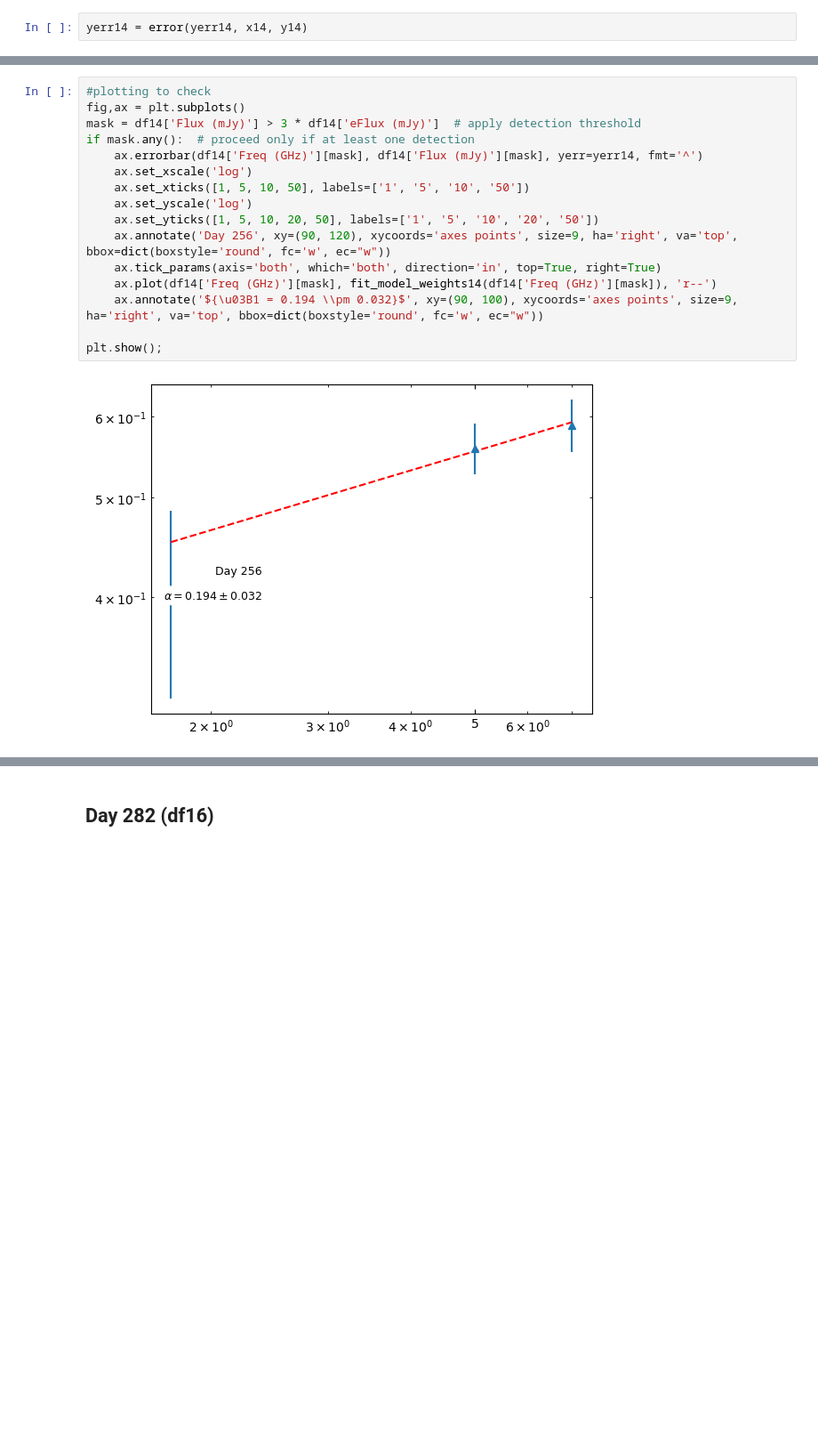
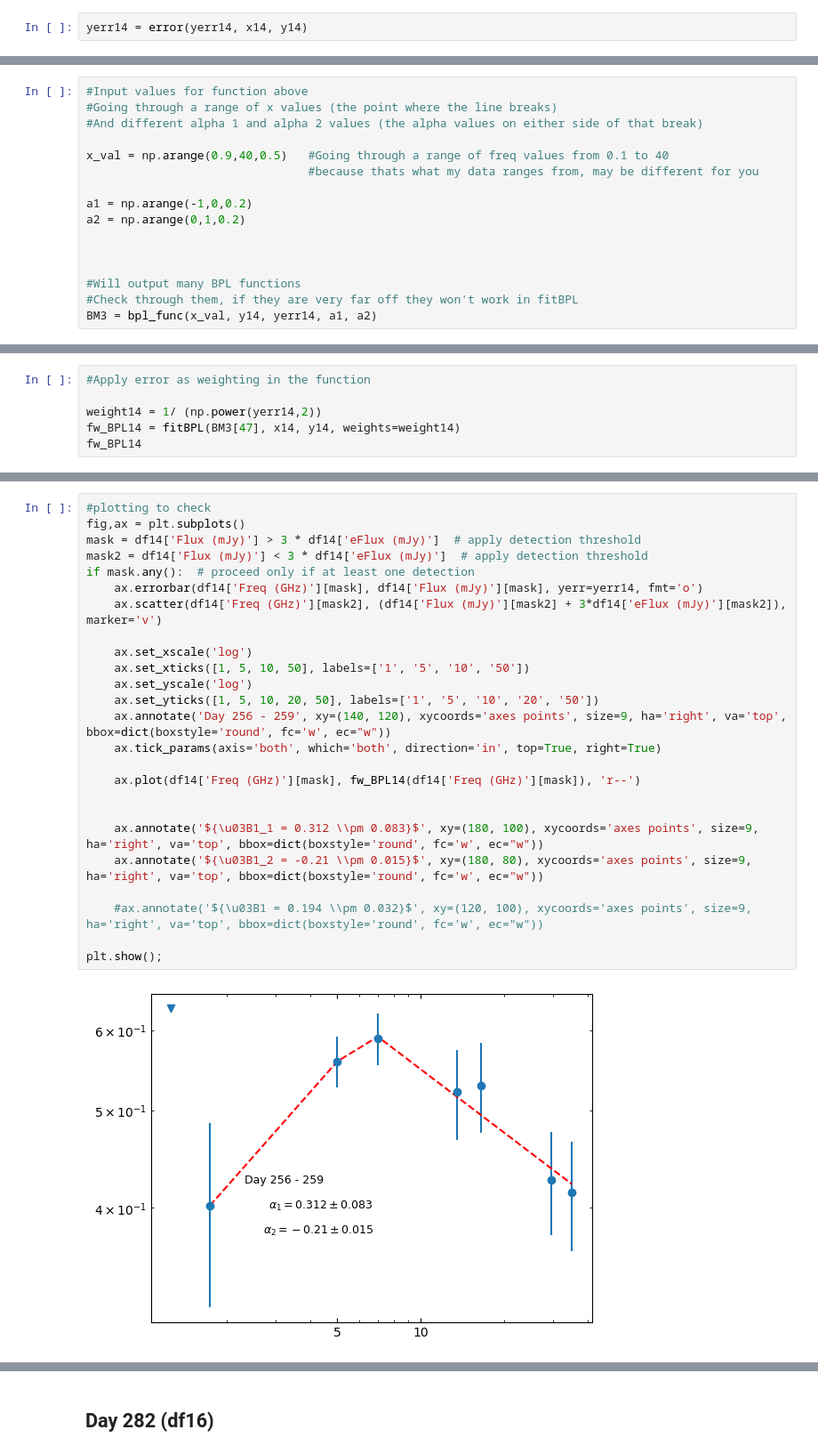
Before and after one commit to Wilhelm005/Research-Code, a Jupyter notebook: V392Per_Spectral_Index.ipynb, the cells around one changed output, grey strips where cells are left out. Shown at 89% size. Drawn from its saved outputs; the diff is of its cells as text; blank space fills up the shorter version.

```diff
--- a/V392Per_Spectral_Index.ipynb
+++ b/V392Per_Spectral_Index.ipynb
@@ -1759,0 +2006,16 @@ The error/standard deviation is 0.03189068773160555
+# %%
+#Input values for function above
+#Going through a range of x values (the point where the line breaks)
+#And different alpha 1 and alpha 2 values (the alpha values on either side of that break)
+
+x_val = np.arange(0.9,40,0.5)   #Going through a range of freq values from 0.1 to 40
+                                #because thats what my data ranges from, may be different for you
+
+a1 = np.arange(-1,0,0.2)
+a2 = np.arange(0,1,0.2)
+
+
+
+#Will output many BPL functions
+#Check through them, if they are very far off they won't work in fitBPL
+BM3 = bpl_func(x_val, y14, yerr14, a1, a2)
@@ -1759,0 +2027,6 @@ The error/standard deviation is 0.03189068773160555
+# %%
+#Apply error as weighting in the function
+
+weight14 = 1/ (np.power(yerr14,2))
+fw_BPL14 = fitBPL(BM3[47], x14, y14, weights=weight14)
+fw_BPL14
@@ -1760,18 +2094,27 @@ The error/standard deviation is 0.03189068773160555
 # %%
 #plotting to check
 fig,ax = plt.subplots()
 mask = df14['Flux (mJy)'] > 3 * df14['eFlux (mJy)']  # apply detection threshold
+mask2 = df14['Flux (mJy)'] < 3 * df14['eFlux (mJy)']  # apply detection threshold
 if mask.any():  # proceed only if at least one detection
-    ax.errorbar(df14['Freq (GHz)'][mask], df14['Flux (mJy)'][mask], yerr=yerr14, fmt='^')
+    ax.errorbar(df14['Freq (GHz)'][mask], df14['Flux (mJy)'][mask], yerr=yerr14, fmt='o')
+    ax.scatter(df14['Freq (GHz)'][mask2], (df14['Flux (mJy)'][mask2] + 3*df14['eFlux (mJy)'][mask2]), marker='v')
+
     ax.set_xscale('log')
     ax.set_xticks([1, 5, 10, 50], labels=['1', '5', '10', '50'])
     ax.set_yscale('log')
     ax.set_yticks([1, 5, 10, 20, 50], labels=['1', '5', '10', '20', '50'])
-    ax.annotate('Day 256', xy=(90, 120), xycoords='axes points', size=9, ha='right', va='top', bbox=dict(boxstyle='round', fc='w', ec="w"))
+    ax.annotate('Day 256 - 259', xy=(140, 120), xycoords='axes points', size=9, ha='right', va='top', bbox=dict(boxstyle='round', fc='w', ec="w"))
     ax.tick_params(axis='both', which='both', direction='in', top=True, right=True)
-    ax.plot(df14['Freq (GHz)'][mask], fit_model_weights14(df14['Freq (GHz)'][mask]), 'r--')
-    ax.annotate('${\u03B1 = 0.194 \\pm 0.032}$', xy=(90, 100), xycoords='axes points', size=9, ha='right', va='top', bbox=dict(boxstyle='round', fc='w', ec="w"))
+
+    ax.plot(df14['Freq (GHz)'][mask], fw_BPL14(df14['Freq (GHz)'][mask]), 'r--')
+
+
+    ax.annotate('${\u03B1_1 = 0.312 \\pm 0.083}$', xy=(180, 100), xycoords='axes points', size=9, ha='right', va='top', bbox=dict(boxstyle='round', fc='w', ec="w"))
+    ax.annotate('${\u03B1_2 = -0.21 \\pm 0.015}$', xy=(180, 80), xycoords='axes points', size=9, ha='right', va='top', bbox=dict(boxstyle='round', fc='w', ec="w"))
+
+    #ax.annotate('${\u03B1 = 0.194 \\pm 0.032}$', xy=(120, 100), xycoords='axes points', size=9, ha='right', va='top', bbox=dict(boxstyle='round', fc='w', ec="w"))
 
 plt.show();
 # %% [output]
-[figure, old version]
+[figure, new version]
```
Also changed, not shown: parts of 132 cells of this notebook, 1 other file.
